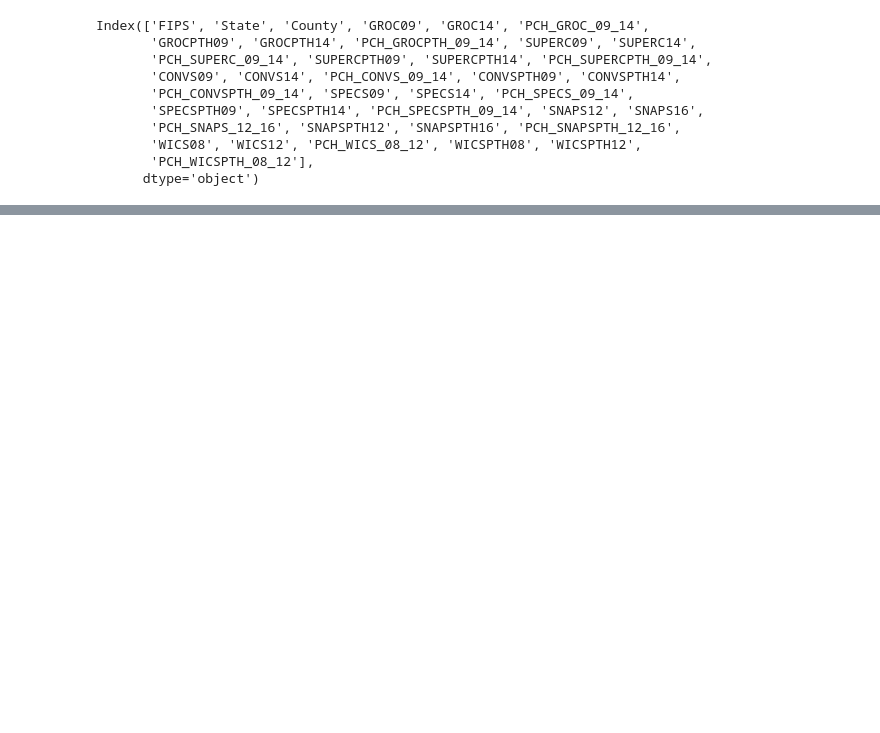
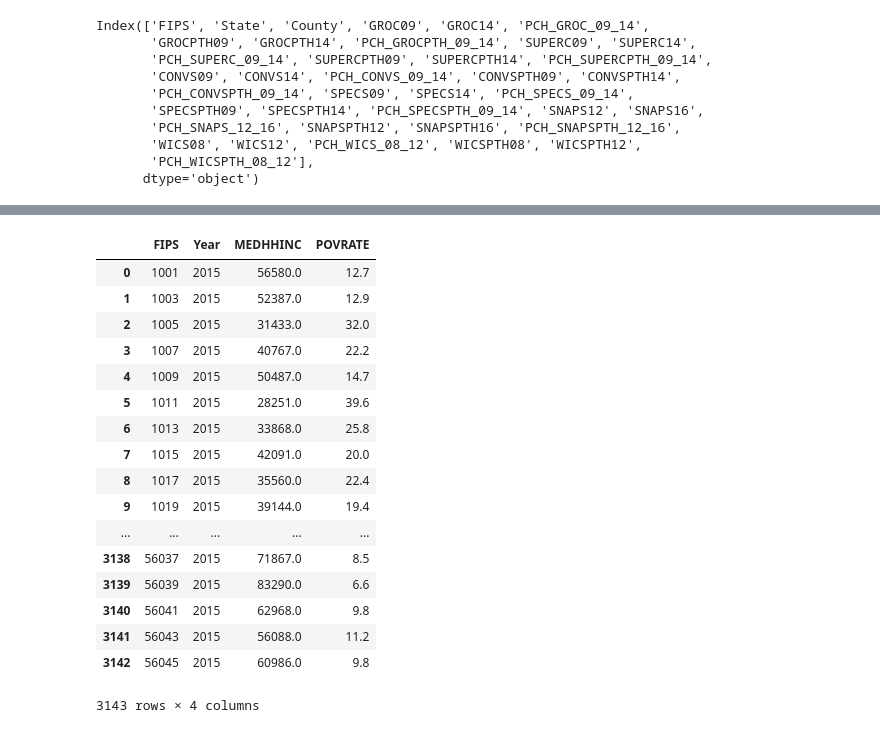
Before and after one commit to cinhui/ETL_county, a Jupyter notebook: ETL_food_environment_property.ipynb, the cells around one changed output, grey strips where cells are left out. Saved outputs shown, nothing was run; the diff lists cells and outputs as text; code cells hidden in the pictures; blank space fills up the shorter version.

```diff
--- a/ETL_food_environment_property.ipynb
+++ b/ETL_food_environment_property.ipynb
@@ -213 +263,39 @@ socioeconomic.head()
+# %%
+socioeconomic = socioeconomic[['FIPS',
+#                                'PCT_NHWHITE10', 'PCT_NHBLACK10',
+#        'PCT_HISP10', 'PCT_NHASIAN10', 'PCT_NHNA10', 'PCT_NHPI10',
+#        'PCT_65OLDER10', 'PCT_18YOUNGER10',
+                               'MEDHHINC15', 'POVRATE15']]
+# %%
+# # Select the columns that ends with 15
+socioeconomic_df = socioeconomic.filter(regex=("^.*15$")).rename(columns=lambda x: re.sub('15$','',x))
+socioeconomic_df.insert(0,'FIPS',socioeconomic['FIPS'])
+socioeconomic_df.insert(1,'Year',2015)
+
+# Select the columns that ends with 10
+# temp_df = socioeconomic.filter(regex=("^.*10$")).rename(columns=lambda x: re.sub('10$','',x))
+# temp_df.insert(0,'FIPS',socioeconomic['FIPS'])
+# temp_df.insert(1,'Year',2010)
+
+# socioeconomic_df = socioeconomic_df.append(temp_df,sort=False)
+socioeconomic_df
+# %% [output]
+|  | FIPS | Year | MEDHHINC | POVRATE |
+| 0 | 1001 | 2015 | 56580.0 | 12.7 |
+| 1 | 1003 | 2015 | 52387.0 | 12.9 |
+| 2 | 1005 | 2015 | 31433.0 | 32.0 |
+| 3 | 1007 | 2015 | 40767.0 | 22.2 |
+| 4 | 1009 | 2015 | 50487.0 | 14.7 |
+| 5 | 1011 | 2015 | 28251.0 | 39.6 |
+| 6 | 1013 | 2015 | 33868.0 | 25.8 |
+| 7 | 1015 | 2015 | 42091.0 | 20.0 |
+| 8 | 1017 | 2015 | 35560.0 | 22.4 |
+| 9 | 1019 | 2015 | 39144.0 | 19.4 |
+| ... | ... | ... | ... | ... |
+| 3138 | 56037 | 2015 | 71867.0 | 8.5 |
+| 3139 | 56039 | 2015 | 83290.0 | 6.6 |
+| 3140 | 56041 | 2015 | 62968.0 | 9.8 |
+| 3141 | 56043 | 2015 | 56088.0 | 11.2 |
+| 3142 | 56045 | 2015 | 60986.0 | 9.8 |
+3143 rows × 4 columns
 # %%
```
Also changed, not shown: parts of 35 cells of this notebook.
